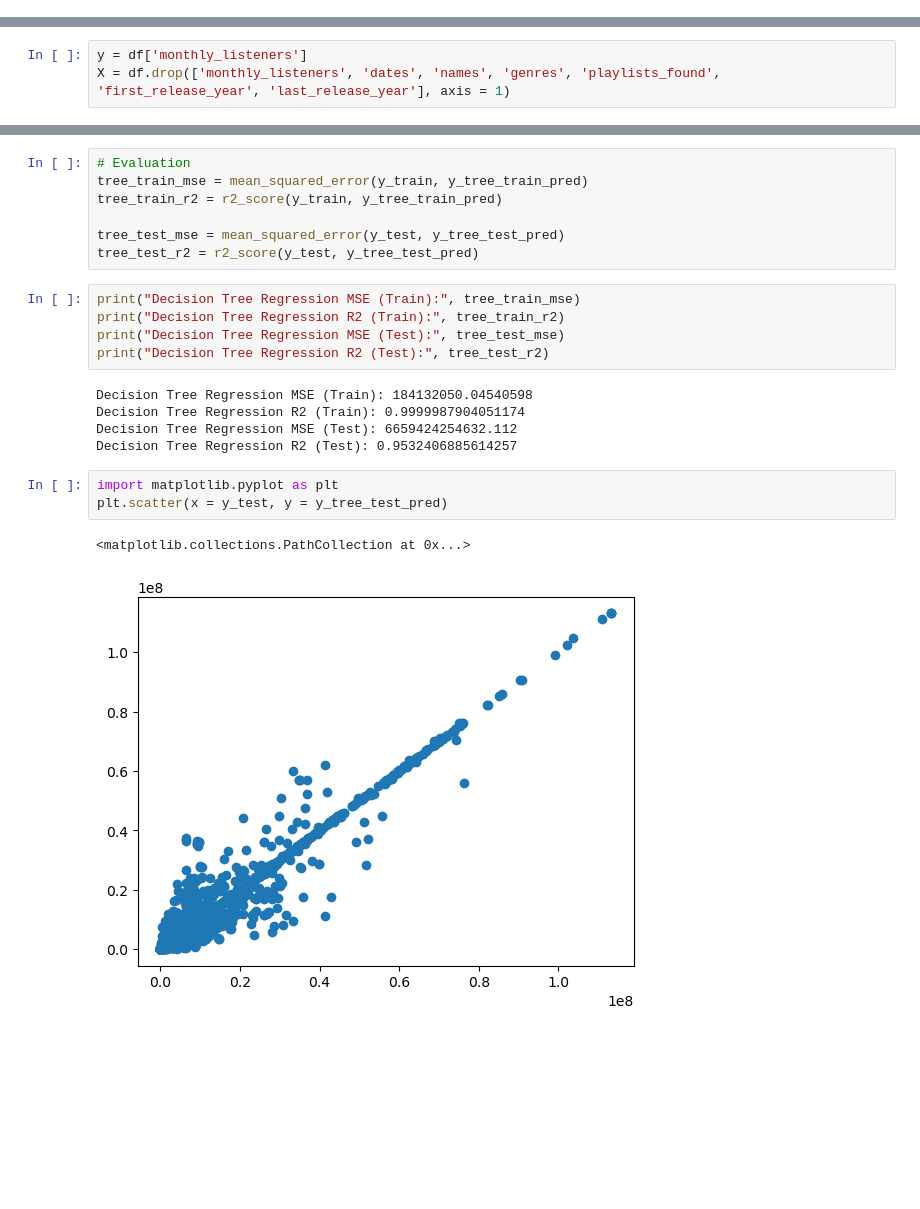
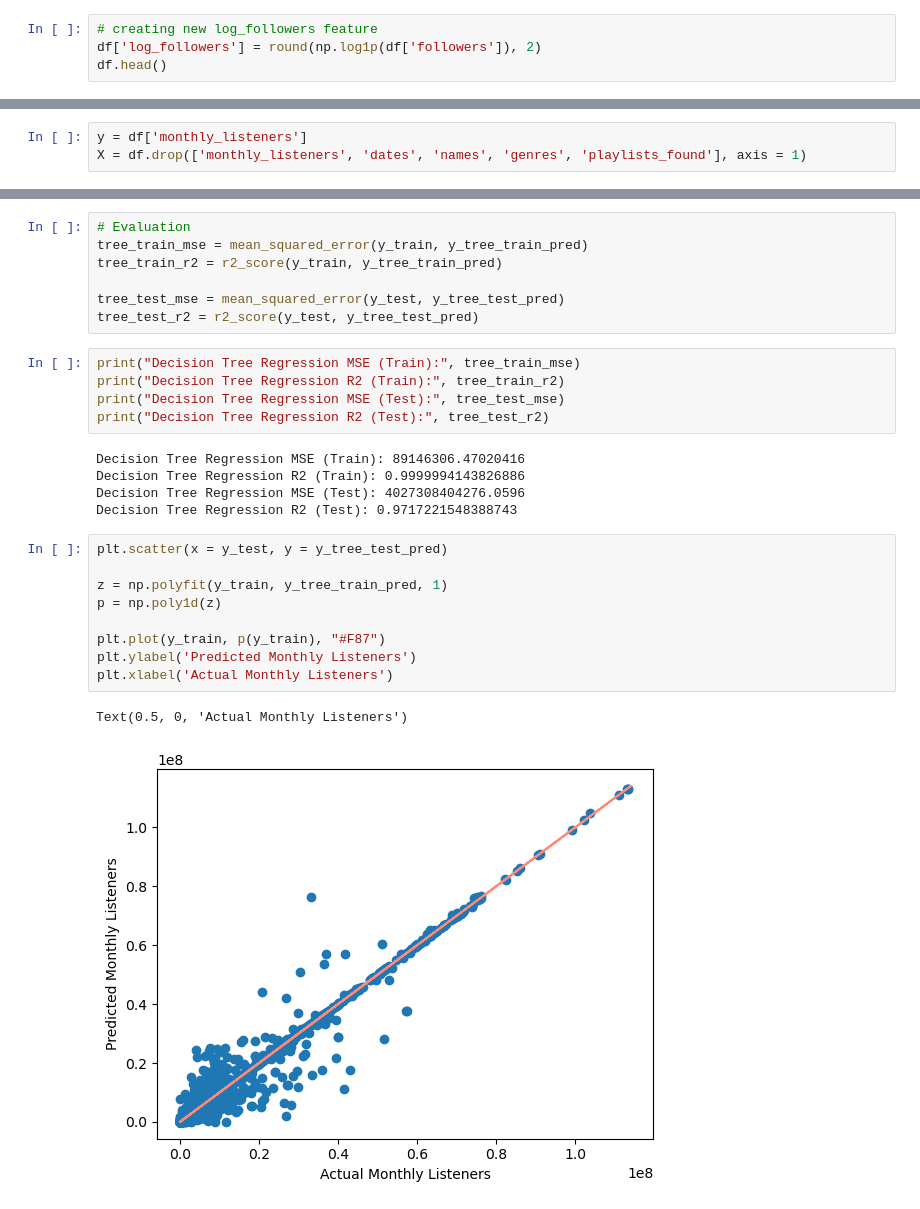
Before and after one commit to JingChengGu/spotify_monthly_listener_predictor, a Jupyter notebook: monthly_listener_regressor.ipynb, the cells around one changed output, grey strips where cells are left out. Drawn from its saved outputs; the diff is of its cells as text; blank space fills up the shorter version.

```diff
--- a/monthly_listener_regressor.ipynb
+++ b/monthly_listener_regressor.ipynb
@@ -16,0 +25,4 @@ df.head()
+# %%
+# creating new log_followers feature
+df['log_followers'] = round(np.log1p(df['followers']), 2)
+df.head()
@@ -18,7 +37,7 @@ df.head()
 ### Data Splitting
 # %%
 y = df['monthly_listeners']
-X = df.drop(['monthly_listeners', 'dates', 'names', 'genres', 'playlists_found', 'first_release_year', 'last_release_year'], axis = 1)
+X = df.drop(['monthly_listeners', 'dates', 'names', 'genres', 'playlists_found'], axis = 1)
 # %%
 X_train, X_test, y_train, y_test = train_test_split(X, y, test_size = 0.2, random_state = 100)
 # %%
@@ -181,13 +235,19 @@ print("Decision Tree Regression R2 (Train):", tree_train_r2)
 print("Decision Tree Regression MSE (Test):", tree_test_mse)
 print("Decision Tree Regression R2 (Test):", tree_test_r2)
 # %% [output]
-Decision Tree Regression MSE (Train): 184132050.04540598
-Decision Tree Regression R2 (Train): 0.9999987904051174
-Decision Tree Regression MSE (Test): 6659424254632.112
-Decision Tree Regression R2 (Test): 0.9532406885614257
+Decision Tree Regression MSE (Train): 89146306.47020416
+Decision Tree Regression R2 (Train): 0.9999994143826886
+Decision Tree Regression MSE (Test): 4027308404276.0596
+Decision Tree Regression R2 (Test): 0.9717221548388743
 # %%
-import matplotlib.pyplot as plt
 plt.scatter(x = y_test, y = y_tree_test_pred)
+
+z = np.polyfit(y_train, y_tree_train_pred, 1)
+p = np.poly1d(z)
+
+plt.plot(y_train, p(y_train), "#F87")
+plt.ylabel('Predicted Monthly Listeners')
+plt.xlabel('Actual Monthly Listeners')
 # %% [output]
-<matplotlib.collections.PathCollection at 0x...>
+Text(0.5, 0, 'Actual Monthly Listeners')
-[figure, old version]
+[figure, new version]
```
Also changed, not shown: parts of 30 cells of this notebook.
